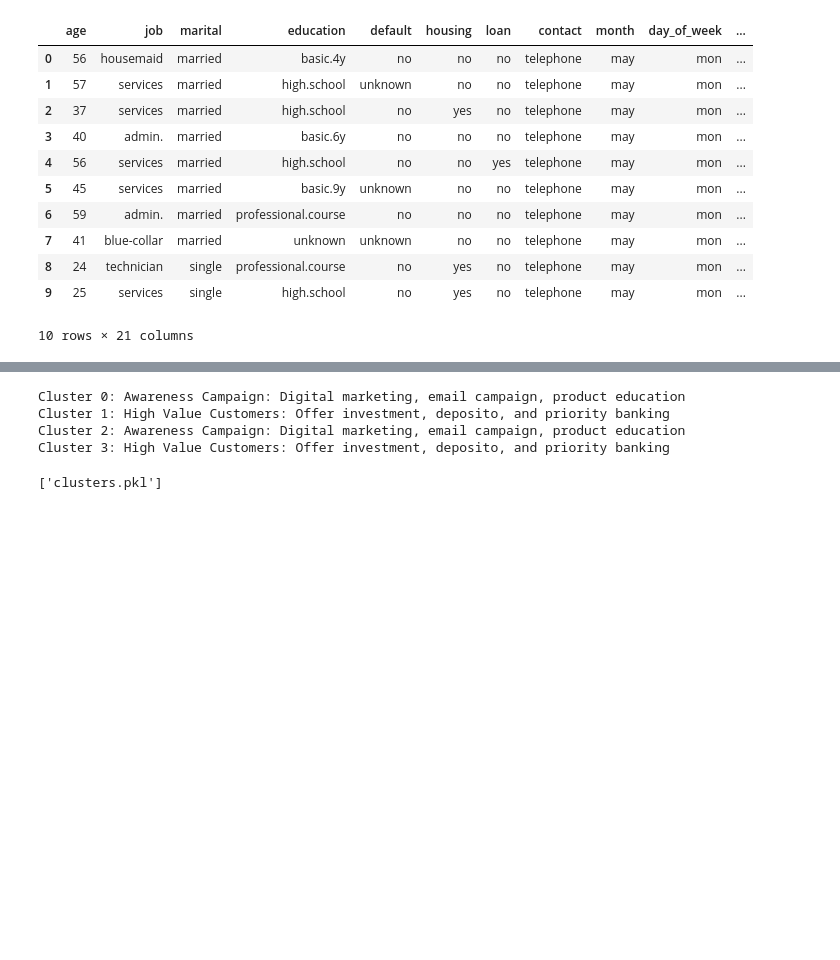
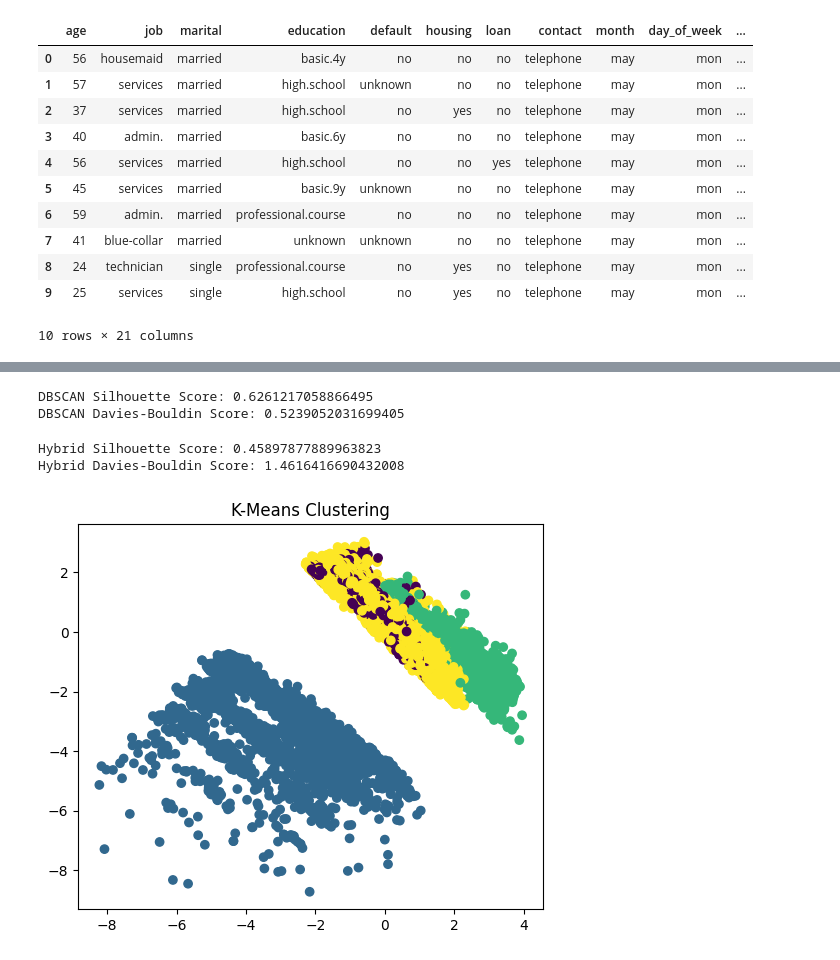
Before and after one commit to KeitaGH/Bank-Marketing-Strategy-by-Clustering, a Jupyter notebook: databack.ipynb, the cells around one changed output, grey strips where cells are left out. Saved outputs shown, nothing was run; the diff lists cells and outputs as text; code cells hidden in the pictures; blank space fills up the shorter version.

```diff
--- a/databack.ipynb
+++ b/databack.ipynb
@@ -53,16 +75,9 @@ plt.show()
 # %%
-kmeans = KMeans(n_clusters=4, init='k-means++', random_state=42)
-clusters = kmeans.fit_predict(X_scaled)
-data["clusters"] = clusters
-cluster_profiles = data.groupby("clusters").mean(numeric_only=True)
-pca = PCA(n_components=2)
-X_pca = pca.fit_transform(X_scaled)
-plt.figure(figsize=(10, 6))
-sns.scatterplot(x=X_pca[:, 0], y=X_pca[:, 1], hue=clusters, palette='Set1')
-plt.title('K-Means Clustering with PCA')
-plt.xlabel('Principal Component 1')
-plt.ylabel('Principal Component 2')
-plt.legend(title='Cluster')
-plt.grid(True)
-plt.show()
+kmeans = KMeans(n_clusters=4, random_state=42, n_init=10)
+kmeans_labels = kmeans.fit_predict(X_scaled)
+
+kmeans_silhouette = silhouette_score(X_scaled, kmeans_labels)
+kmeans_davies_bouldin = davies_bouldin_score(X_scaled, kmeans_labels)
+print(f"KMeans Silhouette Score: {kmeans_silhouette}")
+print(f"KMeans Davies-Bouldin Score: {kmeans_davies_bouldin}")
 # %% [output]
@@ -112,19 +86,29 @@ def marketing_strategy(cluster_profiles):
-# %%
-stratgies = marketing_strategy(cluster_profiles)
-for cluster, strategy in stratgies.items():
-    print(f"Cluster {cluster}: {strategy}")
-# %% [output]
-Cluster 0: Awareness Campaign: Digital marketing, email campaign, product education
-Cluster 1: High Value Customers: Offer investment, deposito, and priority banking
-Cluster 2: Awareness Campaign: Digital marketing, email campaign, product education
-Cluster 3: High Value Customers: Offer investment, deposito, and priority banking
-# %%
-import joblib
-
-joblib.dump(kmeans, "kmeans_model.pkl")
-joblib.dump(scaler, "scaler.pkl")
-joblib.dump(X.columns, "features.pkl")
-joblib.dump(X_scaled, "X_scaled.pkl")
-joblib.dump(clusters, "clusters.pkl")
-# %% [output]
-['clusters.pkl']
+# %%
+dbscan = DBSCAN(eps = 1.5, min_samples = 5)
+dbscan_labels = dbscan.fit_predict(X_scaled)
+
+mask = dbscan_labels != -1
+dbscan_silhouette = silhouette_score(X_scaled[mask], dbscan_labels[mask])
+dbscan_davies_bouldin = davies_bouldin_score(X_scaled[mask], dbscan_labels[mask])
+print(f"DBSCAN Silhouette Score: {dbscan_silhouette}")
+print(f"DBSCAN Davies-Bouldin Score: {dbscan_davies_bouldin}")
+# %% [output]
+DBSCAN Silhouette Score: 0.6261217058866495
+DBSCAN Davies-Bouldin Score: 0.5239052031699405
+# %%
+#Hybrid
+kmeans2 = KMeans(n_clusters=4, random_state=42, n_init=10)
+kmeans_labels2 = kmeans2.fit_predict(X_scaled)
+
+dbscan2 = DBSCAN(eps = 1.5, min_samples = 5)
+dbscan_labels2 = dbscan2.fit_predict(X_scaled)
+hybrid_labels = np.where(dbscan_labels2 != -1, dbscan_labels2, kmeans_labels)
+
+mask = hybrid_labels != -1
+hybrid_silhouette = silhouette_score(X_scaled[mask], hybrid_labels[mask])
+hybrid_davies_bouldin = davies_bouldin_score(X_scaled[mask], hybrid_labels[mask])
+print(f"Hybrid Silhouette Score: {hybrid_silhouette}")
+print(f"Hybrid Davies-Bouldin Score: {hybrid_davies_bouldin}")
+# %% [output]
+Hybrid Silhouette Score: 0.45897877889963823
+Hybrid Davies-Bouldin Score: 1.4616416690432008
@@ -130,0 +118,8 @@ joblib.dump(clusters, "clusters.pkl")
+# %%
+#KMEANS Plot
+plt.figure(figsize=(6,5))
+plt.scatter(X_pca[:,0], X_pca[:,1], c=kmeans_labels)
+plt.title("K-Means Clustering")
+plt.show()
+# %% [output]
+[figure, added]
```
Also changed, not shown: parts of 14 cells of this notebook, 13 other files.
